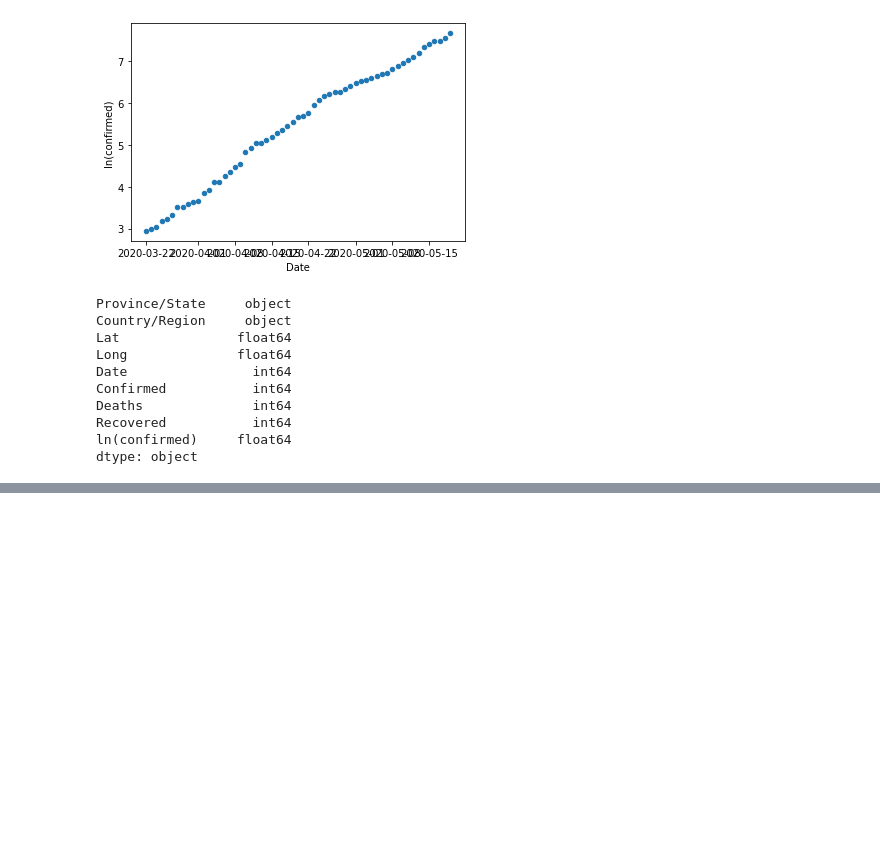
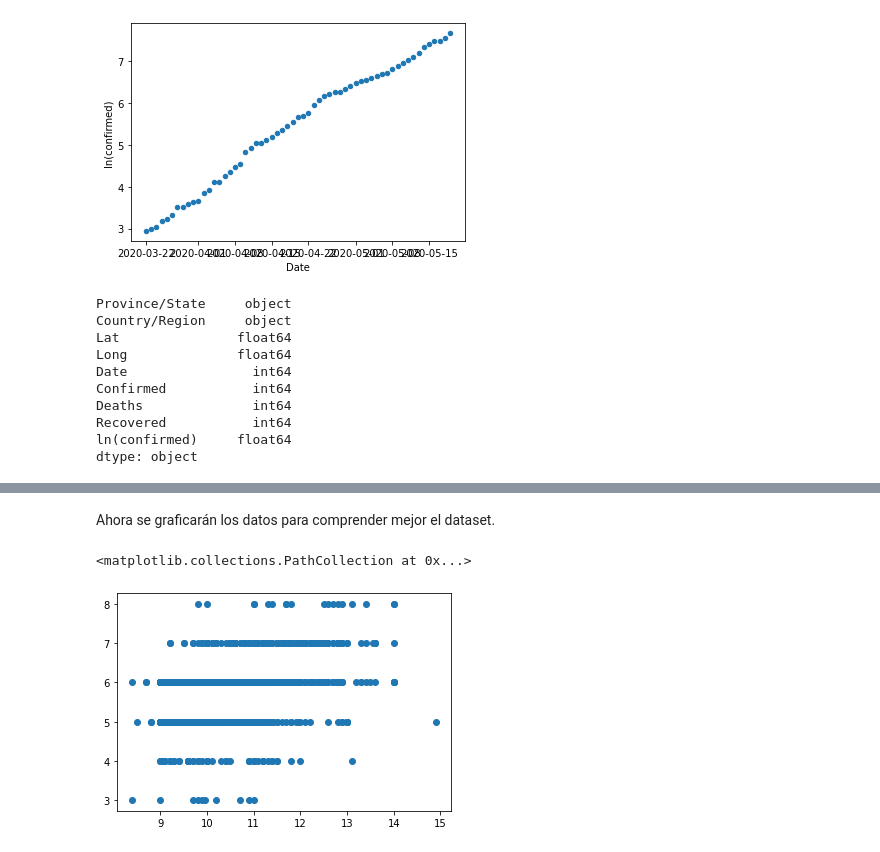
Before and after one commit to dvallesc/practica2-StadisticalLearning, a Jupyter notebook: FeatureEngineering-Tarea2-Diego_Valle.ipynb, the cells around one changed output, grey strips where cells are left out. Saved outputs shown, nothing was run; the diff lists cells and outputs as text; code cells hidden in the pictures; blank space fills up the shorter version.

```diff
--- a/FeatureEngineering-Tarea2-Diego_Valle.ipynb
+++ b/FeatureEngineering-Tarea2-Diego_Valle.ipynb
@@ -113,0 +117,2 @@ dtype: object
+# %%
+datos= pd.read_csv("winequality-red.csv")
@@ -113,0 +121,5 @@ dtype: object
+# %%
+datosY = datos[['quality']]
+datosX = datos[['volatile acidity', 'alcohol']]
+
+datosX.head()
@@ -113,0 +133,7 @@ dtype: object
+# %% [markdown]
+Ahora se graficarán los datos para comprender mejor el dataset.
+# %%
+plt.scatter(datosX['alcohol'], datosY)
+# %% [output]
+<matplotlib.collections.PathCollection at 0x...>
+[figure, added]
```
Also changed, not shown: parts of 7 cells of this notebook.
